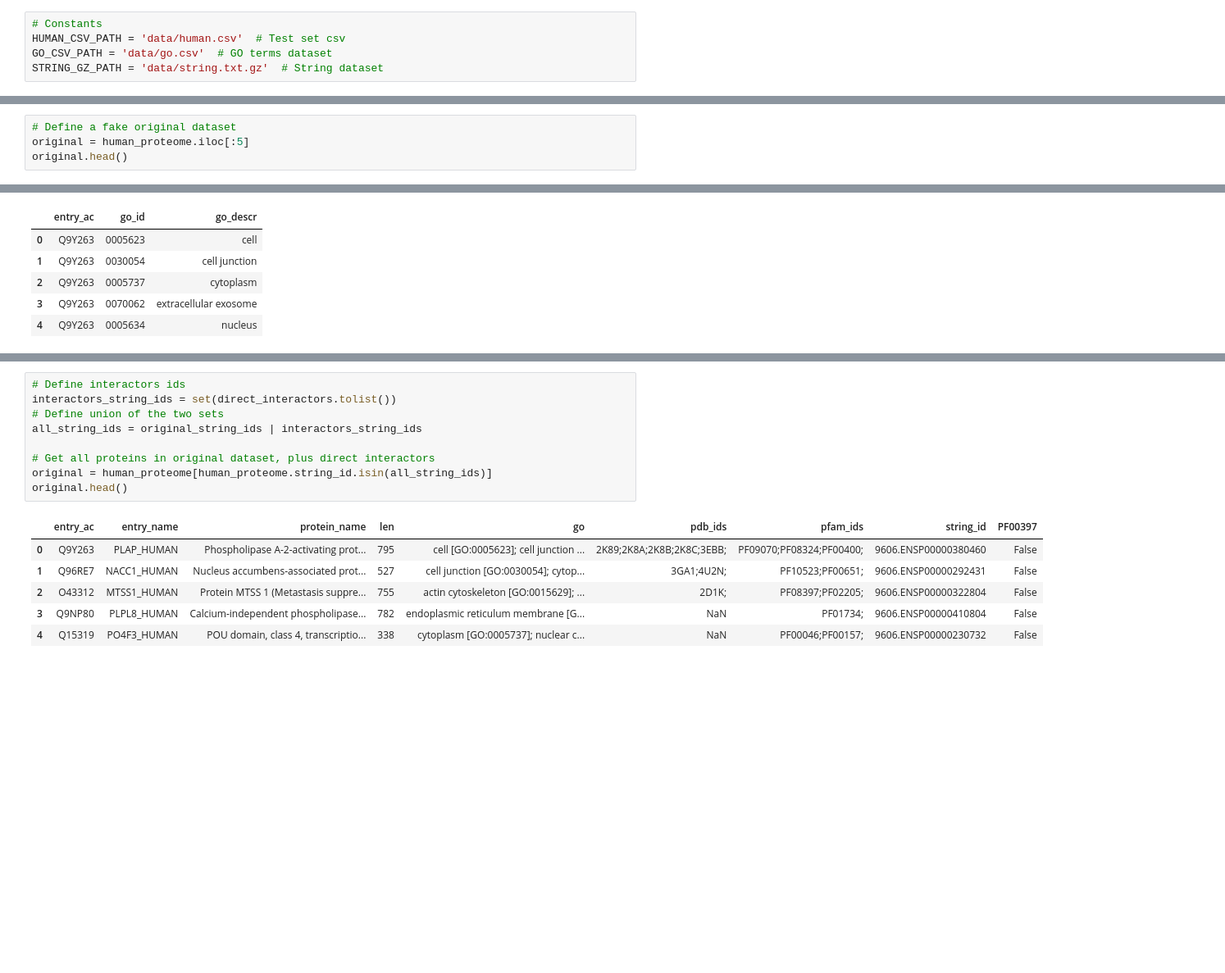
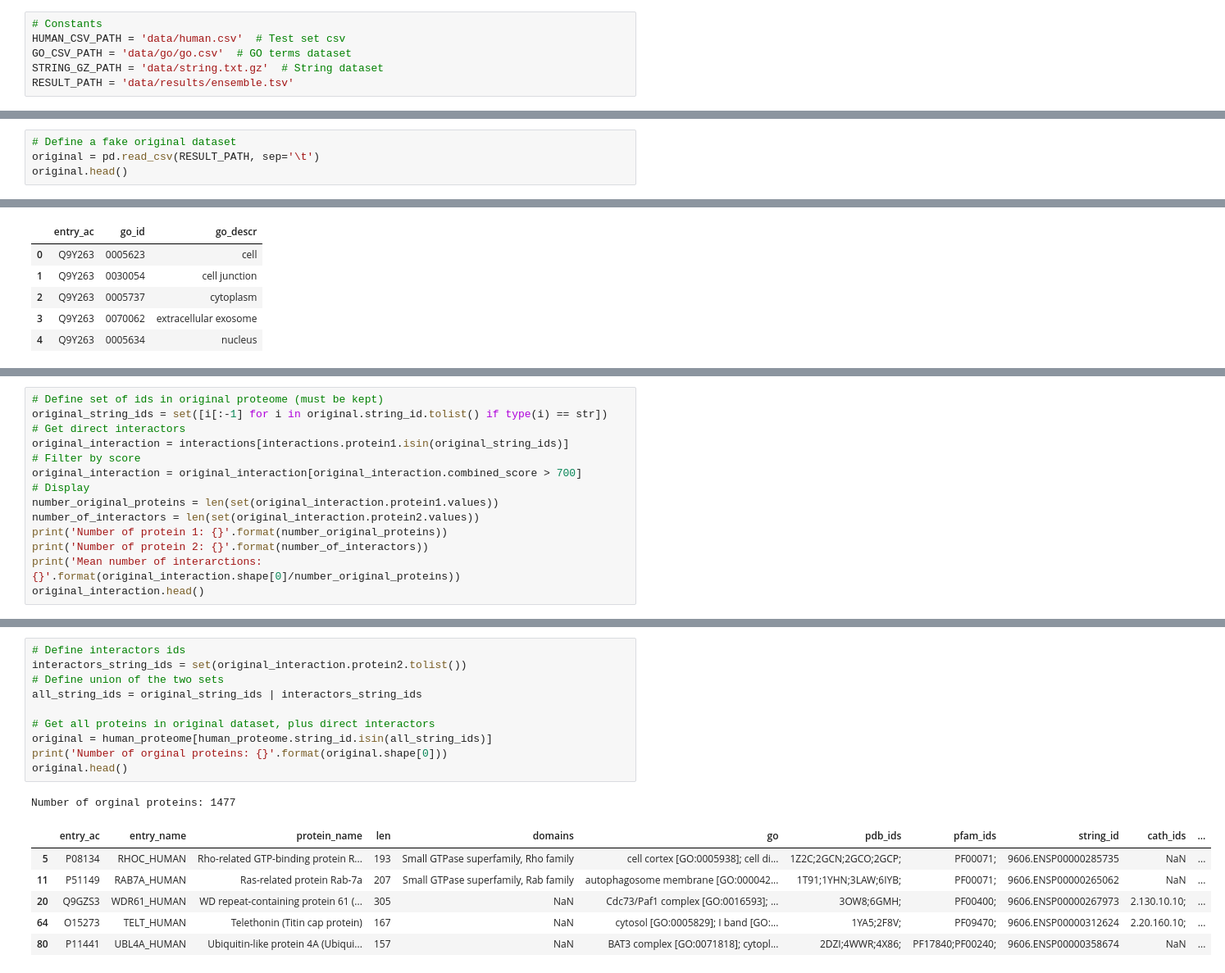
Before and after one commit to damiclem/proteincake, a Jupyter notebook: string.ipynb, the cells around one changed output, grey strips where cells are left out. Shown: that part at 82% size. Drawn from its saved outputs; the diff is of its cells as text; blank space fills up the shorter version.

```diff
--- a/string.ipynb
+++ b/string.ipynb
@@ -6,8 +6,9 @@ import pandas as pd
 # %%
 # Constants
 HUMAN_CSV_PATH = 'data/human.csv'  # Test set csv
-GO_CSV_PATH = 'data/go.csv'  # GO terms dataset
+GO_CSV_PATH = 'data/go/go.csv'  # GO terms dataset
 STRING_GZ_PATH = 'data/string.txt.gz'  # String dataset
+RESULT_PATH = 'data/results/ensemble.tsv'
 # %%
 # Load human proteome dataset
 human_proteome = pd.read_csv(HUMAN_CSV_PATH, sep='\t')
@@ -24,5 +25,5 @@ human_proteome.head()
 # %%
 # Define a fake original dataset
-original = human_proteome.iloc[:5]
+original = pd.read_csv(RESULT_PATH, sep='\t')
 original.head()
 # %% [output]
@@ -74,0 +89,14 @@ Name: protein2, dtype: object
+# %%
+# Define set of ids in original proteome (must be kept)
+original_string_ids = set([i[:-1] for i in original.string_id.tolist() if type(i) == str])
+# Get direct interactors
+original_interaction = interactions[interactions.protein1.isin(original_string_ids)]
+# Filter by score
+original_interaction = original_interaction[original_interaction.combined_score > 700]
+# Display
+number_original_proteins = len(set(original_interaction.protein1.values))
+number_of_interactors = len(set(original_interaction.protein2.values))
+print('Number of protein 1: {}'.format(number_original_proteins))
+print('Number of protein 2: {}'.format(number_of_interactors))
+print('Mean number of interarctions: {}'.format(original_interaction.shape[0]/number_original_proteins))
+original_interaction.head()
@@ -75,16 +113,18 @@ Name: protein2, dtype: object
 # %%
 # Define interactors ids
-interactors_string_ids = set(direct_interactors.tolist())
+interactors_string_ids = set(original_interaction.protein2.tolist())
 # Define union of the two sets
 all_string_ids = original_string_ids | interactors_string_ids
 
 # Get all proteins in original dataset, plus direct interactors
 original = human_proteome[human_proteome.string_id.isin(all_string_ids)]
+print('Number of orginal proteins: {}'.format(original.shape[0]))
 original.head()
 # %% [output]
+Number of orginal proteins: 1477
-|  | entry_ac | entry_name | protein_name | len | go | pdb_ids | pfam_ids | string_id | PF00397 |
-| 0 | Q9Y263 | PLAP_HUMAN | Phospholipase A-2-activating prot... | 795 | cell [GO:0005623]; cell junction ... | 2K89;2K8A;2K8B;2K8C;3EBB; | PF09070;PF08324;PF00400; | 9606.ENSP00000380460 | False |
-| 1 | Q96RE7 | NACC1_HUMAN | Nucleus accumbens-associated prot... | 527 | cell junction [GO:0030054]; cytop... | 3GA1;4U2N; | PF10523;PF00651; | 9606.ENSP00000292431 | False |
-| 2 | O43312 | MTSS1_HUMAN | Protein MTSS 1 (Metastasis suppre... | 755 | actin cytoskeleton [GO:0015629]; ... | 2D1K; | PF08397;PF02205; | 9606.ENSP00000322804 | False |
-| 3 | Q9NP80 | PLPL8_HUMAN | Calcium-independent phospholipase... | 782 | endoplasmic reticulum membrane [G... | NaN | PF01734; | 9606.ENSP00000410804 | False |
-| 4 | Q15319 | PO4F3_HUMAN | POU domain, class 4, transcriptio... | 338 | cytoplasm [GO:0005737]; nuclear c... | NaN | PF00046;PF00157; | 9606.ENSP00000230732 | False |
+|  | entry_ac | entry_name | protein_name | len | domains | go | pdb_ids | pfam_ids | string_id | cath_ids | ... |
+| 5 | P08134 | RHOC_HUMAN | Rho-related GTP-binding protein R... | 193 | Small GTPase superfamily, Rho family | cell cortex [GO:0005938]; cell di... | 1Z2C;2GCN;2GCO;2GCP; | PF00071; | 9606.ENSP00000285735 | NaN | ... |
+| 11 | P51149 | RAB7A_HUMAN | Ras-related protein Rab-7a | 207 | Small GTPase superfamily, Rab family | autophagosome membrane [GO:000042... | 1T91;1YHN;3LAW;6IYB; | PF00071; | 9606.ENSP00000265062 | NaN | ... |
+| 20 | Q9GZS3 | WDR61_HUMAN | WD repeat-containing protein 61 (... | 305 | NaN | Cdc73/Paf1 complex [GO:0016593]; ... | 3OW8;6GMH; | PF00400; | 9606.ENSP00000267973 | 2.130.10.10; | ... |
+| 64 | O15273 | TELT_HUMAN | Telethonin (Titin cap protein) | 167 | NaN | cytosol [GO:0005829]; I band [GO:... | 1YA5;2F8V; | PF09470; | 9606.ENSP00000312624 | 2.20.160.10; | ... |
+| 80 | P11441 | UBL4A_HUMAN | Ubiquitin-like protein 4A (Ubiqui... | 157 | NaN | BAT3 complex [GO:0071818]; cytopl... | 2DZI;4WWR;4X86; | PF17840;PF00240; | 9606.ENSP00000358674 | NaN | ... |
```
Also changed, not shown: parts of 9 cells of this notebook, 1 other file.
